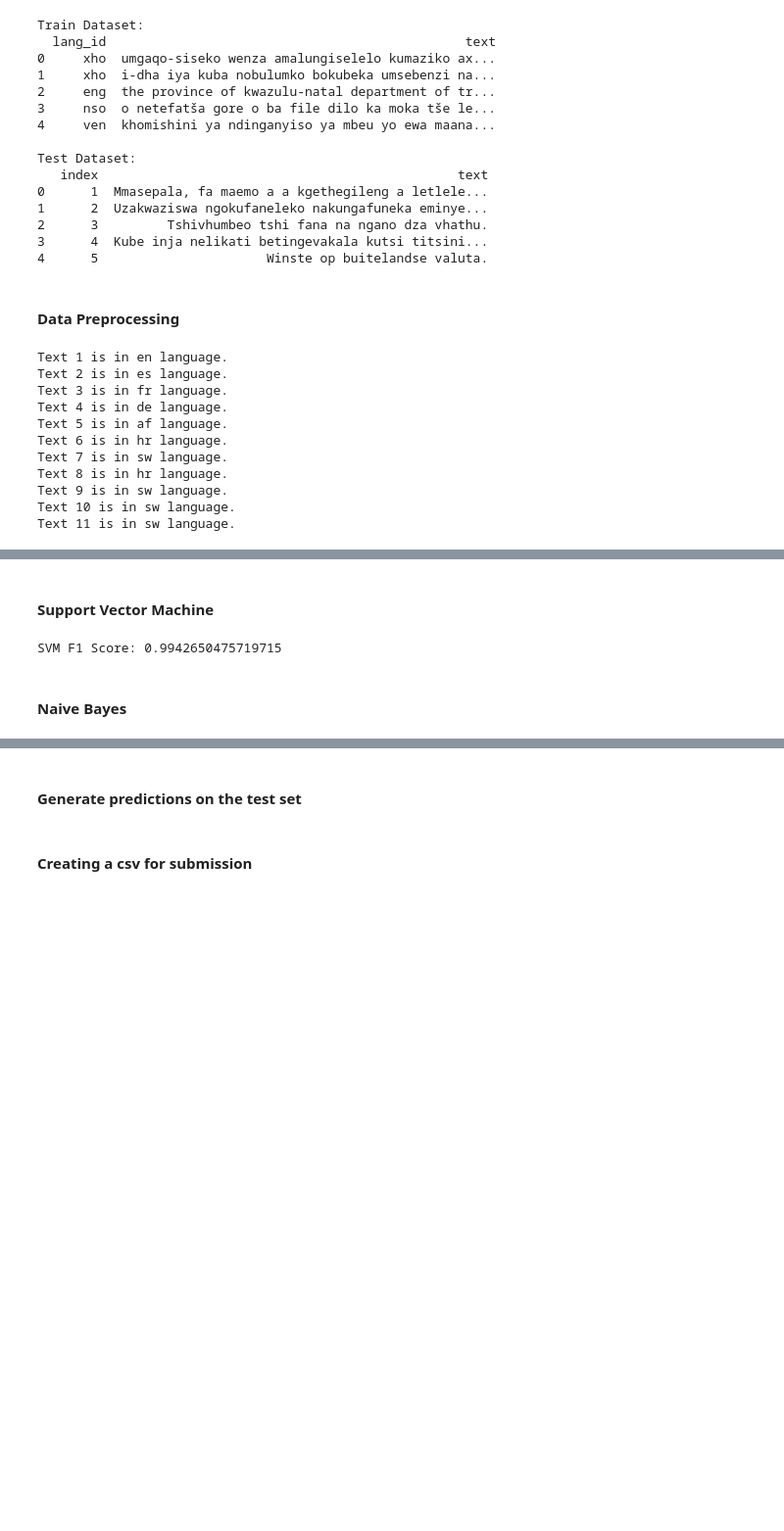
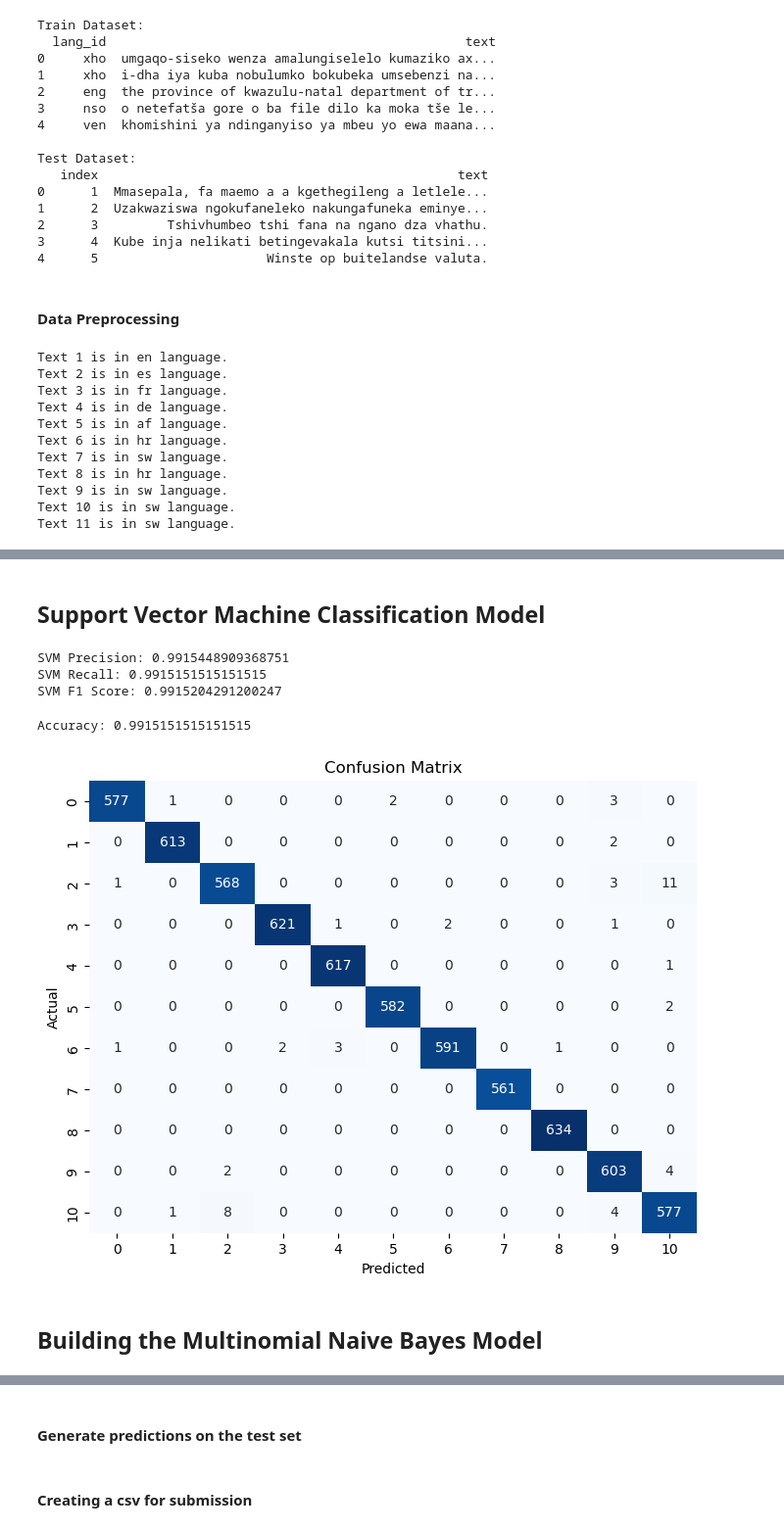
Before and after one commit to Fhulufhelo07/Language_Identification_, a Jupyter notebook: South_african_language_Identication_notebook.ipynb, the cells around one changed output, grey strips where cells are left out. Shown at 98% size. Cells and saved outputs as stored; diff of their text form; code cells hidden in the pictures; blank space fills up the shorter version.

Commit message:
Added and modified the models

```diff
--- a/South_african_language_Identication_notebook.ipynb
+++ b/South_african_language_Identication_notebook.ipynb
@@ -134,0 +175,25 @@ Please also refer to the documentation for alternative solver options:
+# %%
+# Initialize Logistic Regression model
+linearR_model = LogisticRegression()
+
+# Train the model using the training data
+linearR_model.fit(X_train, y_train)
+
+# Perform 5-fold cross-validation and calculate F1 score
+f1_scores = cross_val_score(linearR_model, X_train, y_train, cv=5, scoring='f1_weighted')
+
+# Calculate mean F1 score from cross-validation
+mean_f1_score_cv = f1_scores.mean()
+print("Mean F1 Score (Cross-validation):", mean_f1_score_cv)
+
+# Predict on the validation set (X_val)
+linearR_preds_val = linearR_model.predict(X_val)
+
+# Calculate F1 score on the validation set
+linearR_f1_val = f1_score(y_val, linearR_preds_val, average='weighted')
+print("F1 Score on Validation Set:", linearR_f1_val)
+
+# Finally, predict and calculate F1 score on the test set (X_test)
+linearR_preds_test = linearR_model.predict(X_val)
+linearR_f1_test = f1_score(y_val, linearR_preds_test, average='weighted')
+print("F1 Score on Test Set:", linearR_f1_test)
@@ -146,10 +282,51 @@ KNN F1 Score: 0.9593450685034197
 # %% [markdown]
-#### Support Vector Machine
+## Support Vector Machine Classification Model
 # %%
+from sklearn.metrics import precision_score, recall_score
+from sklearn.svm import SVC
+from sklearn.metrics import precision_score, recall_score, f1_score
+
+# Initialize SVM classifier
 svm = SVC()
+
+# Train the SVM model using the training data
 svm.fit(X_train, y_train)
+
+# Make predictions on the validation set (X_val)
 svm_predictions = svm.predict(X_val)
+
+# Calculate precision, recall, and F1 score
+precision = precision_score(y_val, svm_predictions, average='weighted')
+recall = recall_score(y_val, svm_predictions, average='weighted')
 svm_f1 = f1_score(y_val, svm_predictions, average='weighted')
+
+print("SVM Precision:", precision)
+print("SVM Recall:", recall)
 print("SVM F1 Score:", svm_f1)
 # %% [output]
-SVM F1 Score: 0.9942650475719715
+SVM Precision: 0.9915448909368751
+SVM Recall: 0.9915151515151515
+SVM F1 Score: 0.9915204291200247
+# %%
+# Initialize SVM classifier
+svm_classifier = SVC(kernel='rbf', C=1.0, gamma='scale')
+
+svm_classifier.fit(X_train, y_train)
+
+# Evaluate the model
+accuracy = accuracy_score(y_val, svm_predictions)
+print(f"Accuracy: {accuracy}")
+
+# Create a confusion matrix
+conf_matrix = confusion_matrix(y_val, svm_predictions)
+
+# Display the confusion matrix using a heatmap
+plt.figure(figsize=(8, 6))
+sns.heatmap(conf_matrix, annot=True, cmap='Blues', fmt='g', cbar=False)
+plt.xlabel('Predicted')
+plt.ylabel('Actual')
+plt.title('Confusion Matrix')
+plt.show()
+# %% [output]
+Accuracy: 0.9915151515151515
+[figure, added]
@@ -156,2 +345,2 @@ SVM F1 Score: 0.9942650475719715
 # %% [markdown]
-#### Naive Bayes
+##  Building the Multinomial Naive Bayes Model
```
Also changed, not shown: parts of 33 cells of this notebook.
